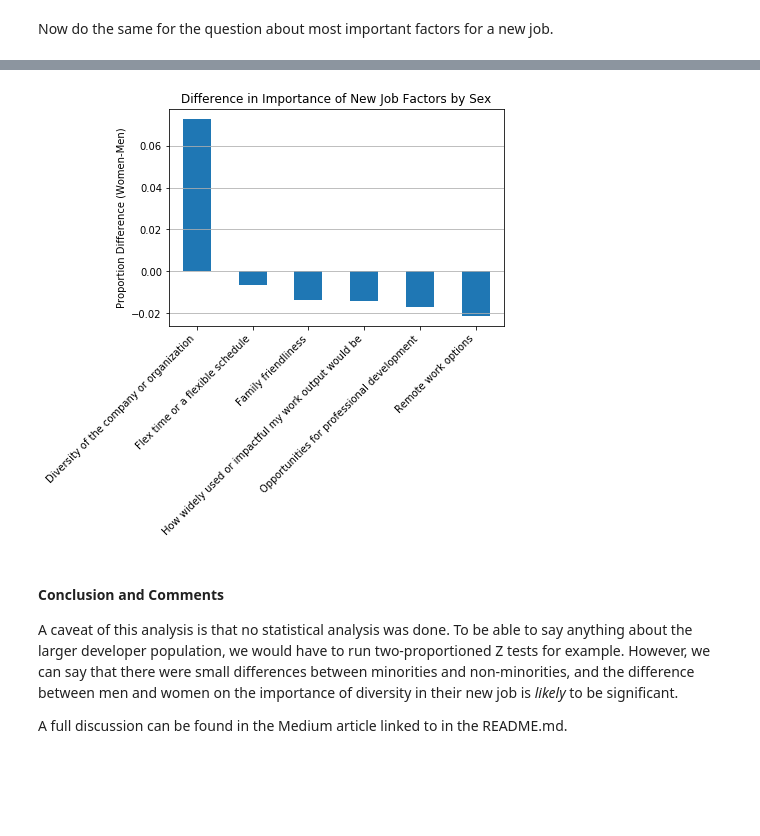
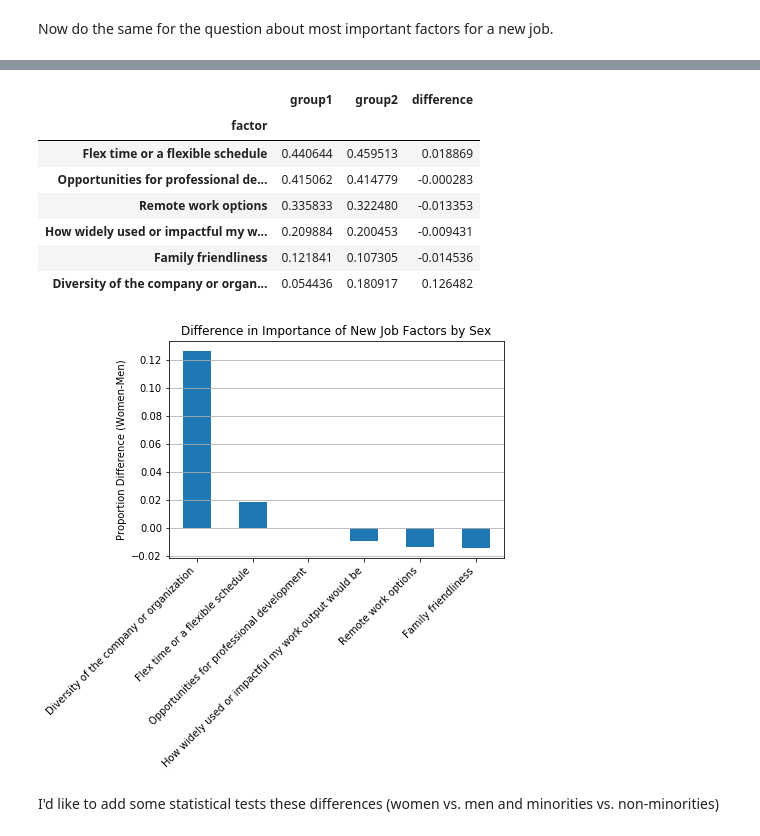
Before and after one commit to dagmaraw/stackoverflow, a Jupyter notebook: Stack_Overflow_Survey.ipynb, the cells around one changed output, grey strips where cells are left out. Saved outputs shown, nothing was run; the diff lists cells and outputs as text; code cells hidden in the pictures; blank space fills up the shorter version.

```diff
--- a/Stack_Overflow_Survey.ipynb
+++ b/Stack_Overflow_Survey.ipynb
@@ -122,6 +123,7 @@ def total_count(df, col1, col2, look_for): # Copied from helper functions in Les
 
 def clean_and_plot(df, possible_vals, col_to_clean='NEWJobHunt', title='New Job Seeking Drivers', plot=True): # Copied from Lesson 1, adapted for NEWJobHunt variable
     '''
+    *Make sure df is clean of NaNs in col_to_clean*
     INPUT
         df - a dataframe holding the col_to_clean column
         col_to_clean - column in df for which we are finding counts
@@ -141,10 +143,14 @@ def clean_and_plot(df, possible_vals, col_to_clean='NEWJobHunt', title='New Job
 
     study_df.set_index('value', inplace=True)
     if plot:
-        ax=(study_df/study_df.sum()).plot(kind='bar', legend=None);
+#         ax=(study_df/study_df.sum()).plot(kind='bar', legend=None);
+        ax=(study_df/df.shape[0]).plot(kind='bar', legend=None);
         plt.title(title);
 #         plt.show()
-    out_df = study_df/study_df.sum()
+#     out_df = study_df/study_df.sum()
+    out_df = study_df/df.shape[0]
+    # I had to change the above from study_df.sum() to df.shape[0] because we're interested in the proportion
+    # of individuals choosing a certain answer, regardless of what additionally they chose
 
     try:
         out_df = out_df[0] # in case it comes out as a tuple
@@ -486,6 +552,11 @@ ax.set(xlabel="", ylabel="Proportion Difference (Minorities-White Men)", title="
 # %%
-factors_df_men = clean_and_plot(df_men, possible_vals_JobFactors,'JobFactors','Most Important Factors For New Job',plot=False)
-factors_df_women = clean_and_plot(df_women, possible_vals_JobFactors,'JobFactors', 'Most Important Factors For New Job',plot=False)
+df_clean_men_JobFactors = df_men.dropna(subset=['JobFactors'],axis=0)
+# factors_df_men = clean_and_plot(df_men, possible_vals_JobFactors,'JobFactors','Most Important Factors For New Job',plot=False)
+factors_df_men = clean_and_plot(df_clean_men_JobFactors, possible_vals_JobFactors,'JobFactors','Most Important Factors For New Job',plot=False)
+
+df_clean_women_JobFactors = df_women.dropna(subset=['JobFactors'],axis=0)
+# factors_df_women = clean_and_plot(df_women, possible_vals_JobFactors,'JobFactors', 'Most Important Factors For New Job',plot=False)
+factors_df_women = clean_and_plot(df_clean_women_JobFactors, possible_vals_JobFactors,'JobFactors', 'Most Important Factors For New Job',plot=False)
 # %%
 factors_men_order = list(factors_df_men.index)
 make_chart(factors_df_men.shape[0],factors_df_men,factors_df_women.loc[factors_men_order],'Most Important Factors for New Job',leg=['Men','Women'])
@@ -494,5 +565,14 @@ make_chart(factors_df_men.shape[0],factors_df_men,factors_df_women.loc[factors_m
 # %%
-ax,df_factors_dem = plot_difference_chart(factors_df_men,factors_df_women.loc[factors_men_order])
+ax,df_factors_sex = plot_difference_chart(factors_df_men,factors_df_women.loc[factors_men_order])
 ax.set(xlabel="", ylabel="Proportion Difference (Women-Men)", title="Difference in Importance of New Job Factors by Sex");
+df_factors_sex
 # %% [output]
+|  | group1 | group2 | difference |
+| factor |  |  |  |
+| Flex time or a flexible schedule | 0.440644 | 0.459513 | 0.018869 |
+| Opportunities for professional de... | 0.415062 | 0.414779 | -0.000283 |
+| Remote work options | 0.335833 | 0.322480 | -0.013353 |
+| How widely used or impactful my w... | 0.209884 | 0.200453 | -0.009431 |
+| Family friendliness | 0.121841 | 0.107305 | -0.014536 |
+| Diversity of the company or organ... | 0.054436 | 0.180917 | 0.126482 |
-[figure, old version]
+[figure, new version]
@@ -512,7 +579,2 @@ ax.set(xlabel="", ylabel="Proportion Difference (Women-Men)", title="Difference
-# %% [markdown]
-#### Conclusion and Comments
-
-A caveat of this analysis is that no statistical analysis was done. To be able to say anything about the larger developer population, we would have to run two-proportioned Z tests for example.
-However, we can say that there were small differences between minorities and non-minorities, and the difference between men and women on the importance of diversity in their new job is *likely* to be significant.
-
-A full discussion can be found in the Medium article linked to in the README.md.
+# %% [markdown]
+I'd like to add some statistical tests these differences (women vs. men and minorities vs. non-minorities)
```
Also changed, not shown: parts of 31 cells of this notebook.
